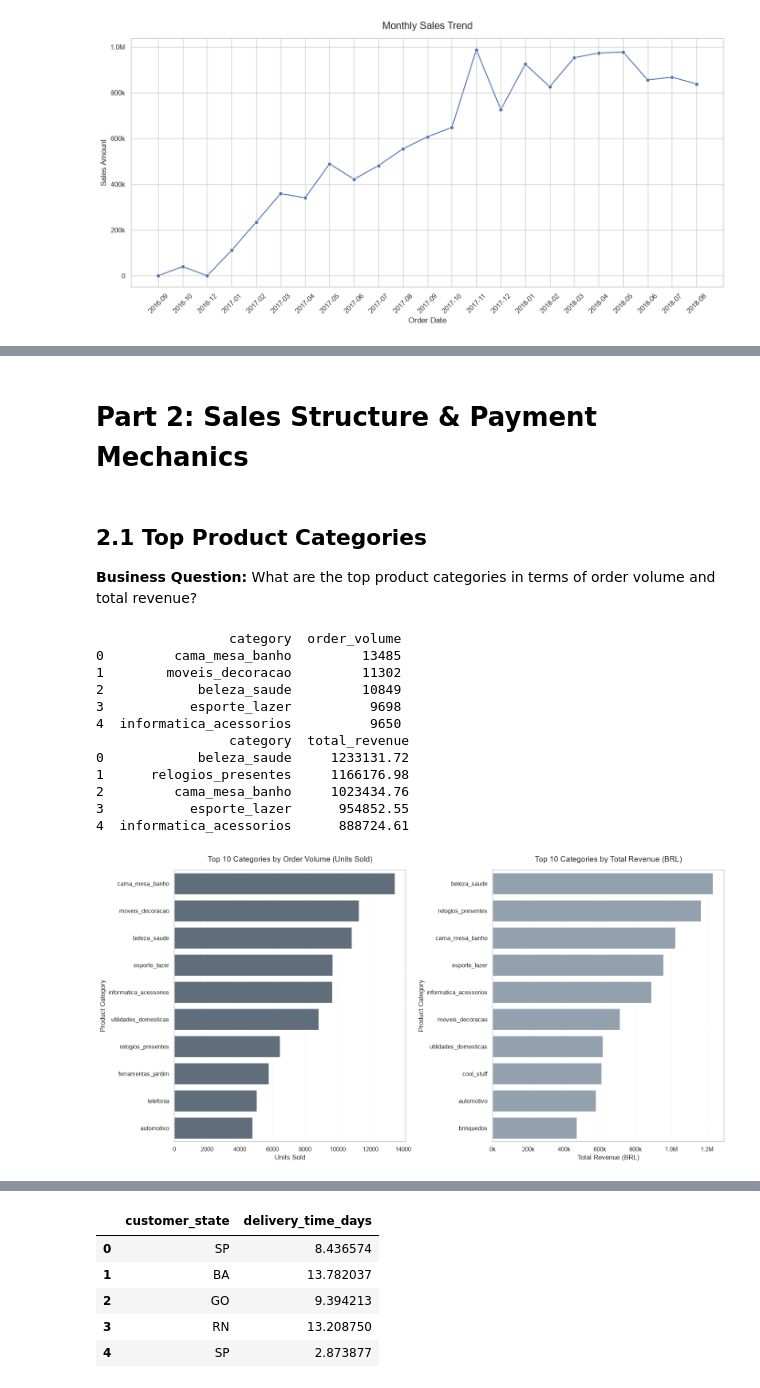
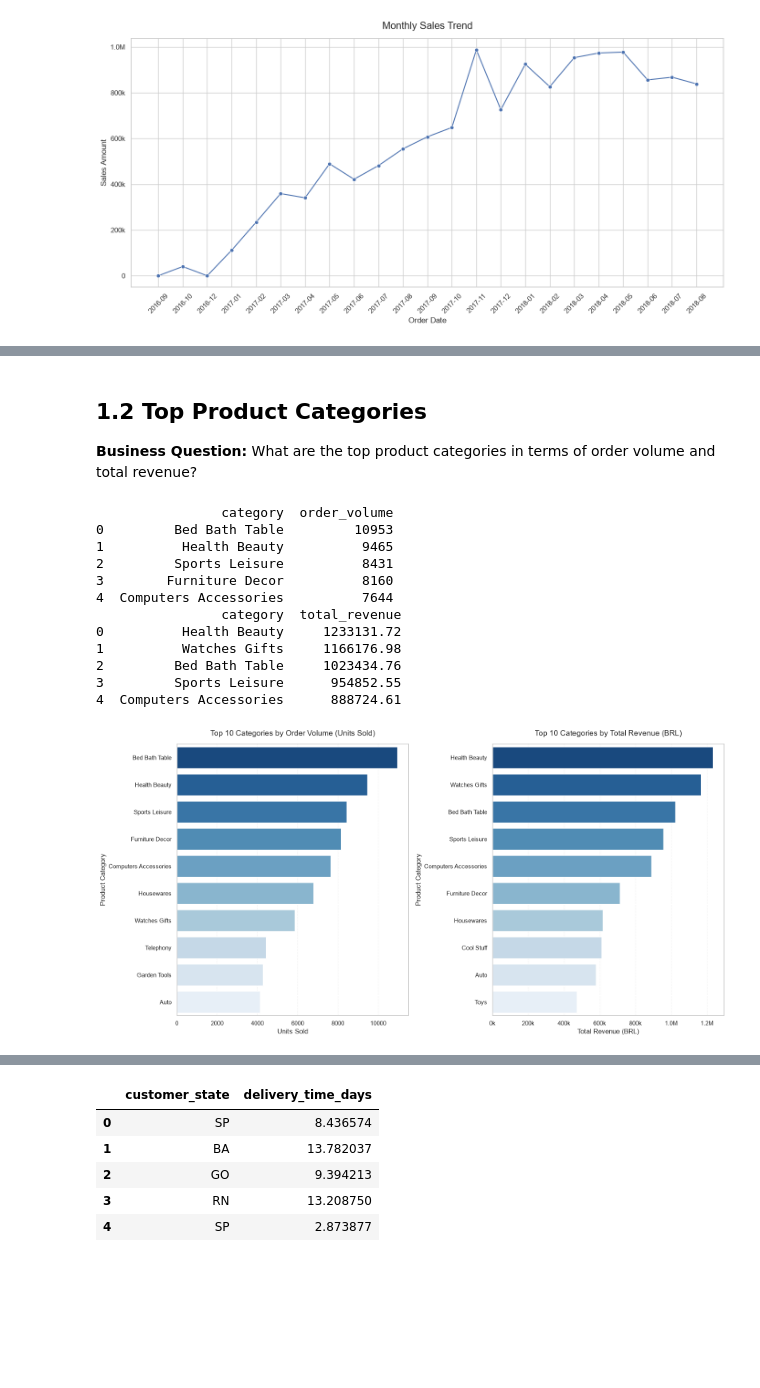
Before and after one commit to Chrzanisko/data-driven-ecommerce, a Jupyter notebook: notebooks/eda.ipynb, the cells around one changed output, grey strips where cells are left out. Cells and saved outputs as stored; diff of their text form; code cells hidden in the pictures; blank space fills up the shorter version.

```diff
--- a/notebooks/eda.ipynb
+++ b/notebooks/eda.ipynb
@@ -77,16 +78,15 @@ plt.show()
-# %% [markdown]
-# Part 2: Sales Structure & Payment Mechanics
 # %% [markdown]
-## 2.1 Top Product Categories
+## 1.2 Top Product Categories
 **Business Question:** What are the top product categories in terms of order volume and total revenue?
 # %%
 query_volume='''
 SELECT
-    p.product_category_name AS category,
-    SUM(oi.order_item_id) AS order_volume
+    COALESCE(t.product_category_name_english, p.product_category_name) AS category,
+    COUNT(oi.order_item_id) AS order_volume
 FROM order_items oi
 JOIN orders o on oi.order_id = o.order_id
 JOIN products p on oi.product_id = p.product_id
+LEFT JOIN translation t ON p.product_category_name = t.product_category_name
 WHERE o.order_status = 'delivered'
 GROUP BY category
 ORDER BY order_volume DESC
@@ -95,11 +95,12 @@ LIMIT 10;
 
 query_revenue='''
 SELECT
-    p.product_category_name AS category,
+    COALESCE(t.product_category_name_english, p.product_category_name) AS category,
     SUM(oi.price) AS total_revenue
 FROM order_items oi
 JOIN orders o on oi.order_id = o.order_id
 JOIN products p on oi.product_id = p.product_id
+LEFT JOIN translation t ON p.product_category_name = t.product_category_name
 WHERE o.order_status = 'delivered'
 GROUP BY category
 ORDER BY total_revenue DESC
@@ -111,52 +112,56 @@ df_revenue=pd.read_sql(query_revenue, engine)
 print(df_volume.head())
 print(df_revenue.head())
 # %% [output]
-                 category  order_volume
-0         cama_mesa_banho         13485
-1        moveis_decoracao         11302
-2            beleza_saude         10849
-3           esporte_lazer          9698
-4  informatica_acessorios          9650
-                 category  total_revenue
-0            beleza_saude     1233131.72
-1      relogios_presentes     1166176.98
-2         cama_mesa_banho     1023434.76
-3           esporte_lazer      954852.55
-4  informatica_acessorios      888724.61
+                category  order_volume
+0         Bed Bath Table         10953
+1          Health Beauty          9465
+2         Sports Leisure          8431
+3        Furniture Decor          8160
+4  Computers Accessories          7644
+                category  total_revenue
+0          Health Beauty     1233131.72
+1          Watches Gifts     1166176.98
+2         Bed Bath Table     1023434.76
+3         Sports Leisure      954852.55
+4  Computers Accessories      888724.61
 # %%
 fig, (ax1, ax2) = plt.subplots(1, 2, figsize=(16, 8))
 sns.barplot(
     x='order_volume',
     y='category',
+    hue='category',
     data=df_volume,
-    color='#5b6d80',
+    palette='Blues_r',
+    legend=False,
     ax=ax1
 )
 ax1.set_title('Top 10 Categories by Order Volume (Units Sold)', fontsize=14, pad=15)
 ax1.set_xlabel('Units Sold', fontsize=12)
 ax1.set_ylabel('Product Category', fontsize=12)
 ax1.grid(axis='x', linestyle='--', alpha=0.2)
 
 sns.barplot(
     x='total_revenue',
     y='category',
+    hue='category',
     data=df_revenue,
-    color='#8fa1b3',
+    palette='Blues_r',
+    legend=False,
     ax=ax2
 )
 ax2.set_title('Top 10 Categories by Total Revenue (BRL)', fontsize=14, pad=15)
 ax2.set_xlabel('Total Revenue (BRL)', fontsize=12)
 ax2.set_ylabel('Product Category', fontsize=12)
 ax2.grid(axis='x', linestyle='--', alpha=0.2)
 
 
 ax2.xaxis.set_major_formatter(ticker.FuncFormatter(lambda x, pos: f'{x*1e-6:.1f}M' if x >= 1e6 else f'{x*1e-3:.0f}k'))
 
 plt.tight_layout()
 plt.savefig(os.path.join(images_dir, 'Top_Product_Categories.png'), dpi=300)
 plt.show()
 # %% [output]
-[figure, old version]
+[figure, new version]
 # %% [markdown]
 ### Key Insights - Top Product Categories (Volume vs. Revenue)
 
```
Also changed, not shown: parts of 18 cells of this notebook, 6 other files.
